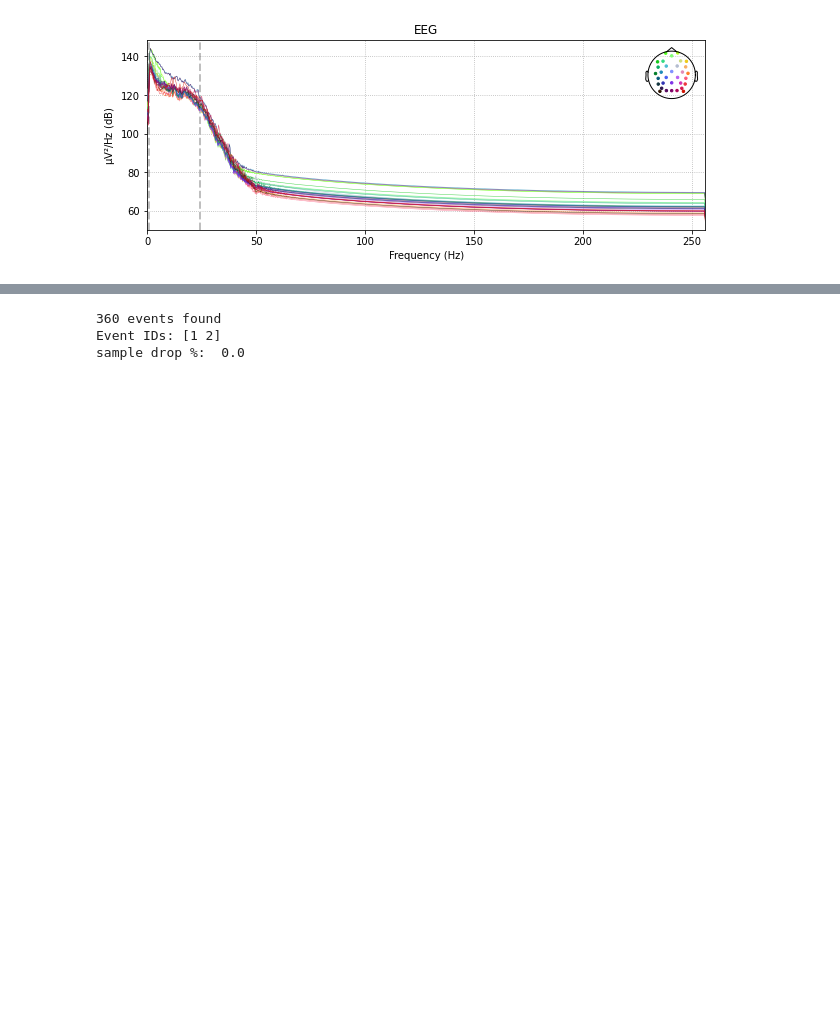
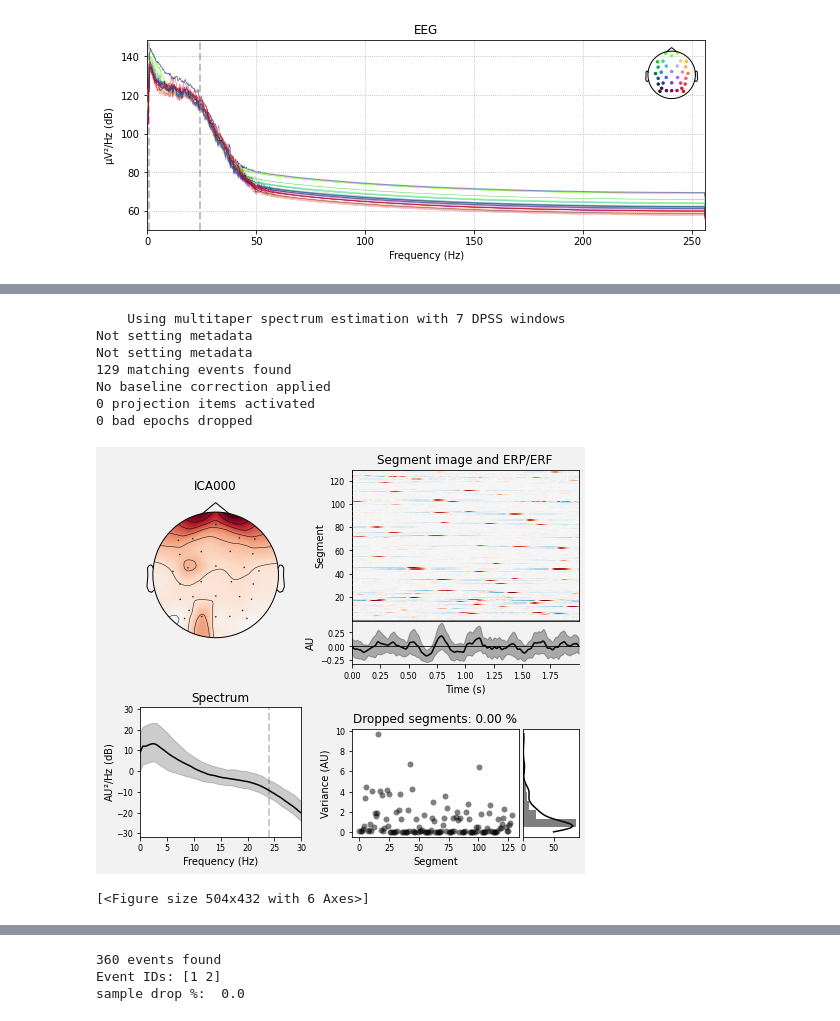
Before and after one commit to zMaxKunGz/CP-DSAI-Project-EEG, a Jupyter notebook: Test preprocessing.ipynb, the cells around one changed output, grey strips where cells are left out. Saved outputs shown, nothing was run; the diff lists cells and outputs as text; code cells hidden in the pictures; blank space fills up the shorter version.

```diff
--- a/Test preprocessing.ipynb
+++ b/Test preprocessing.ipynb
@@ -219,4 +233,14 @@ Effective window size : 4.000 (s)
 # %%
-# ica.plot_properties(filt_raw, picks=[0])
+ica.plot_properties(filt_raw, picks=[0])
 # #0,1,2,3,5,6,7,8,9,10
+# %% [output]
+    Using multitaper spectrum estimation with 7 DPSS windows
+Not setting metadata
+Not setting metadata
+129 matching events found
+No baseline correction applied
+0 projection items activated
+0 bad epochs dropped
+[figure, added]
+[<Figure size 504x432 with 6 Axes>]
 # %%
```
Also changed, not shown: parts of 7 cells of this notebook.
